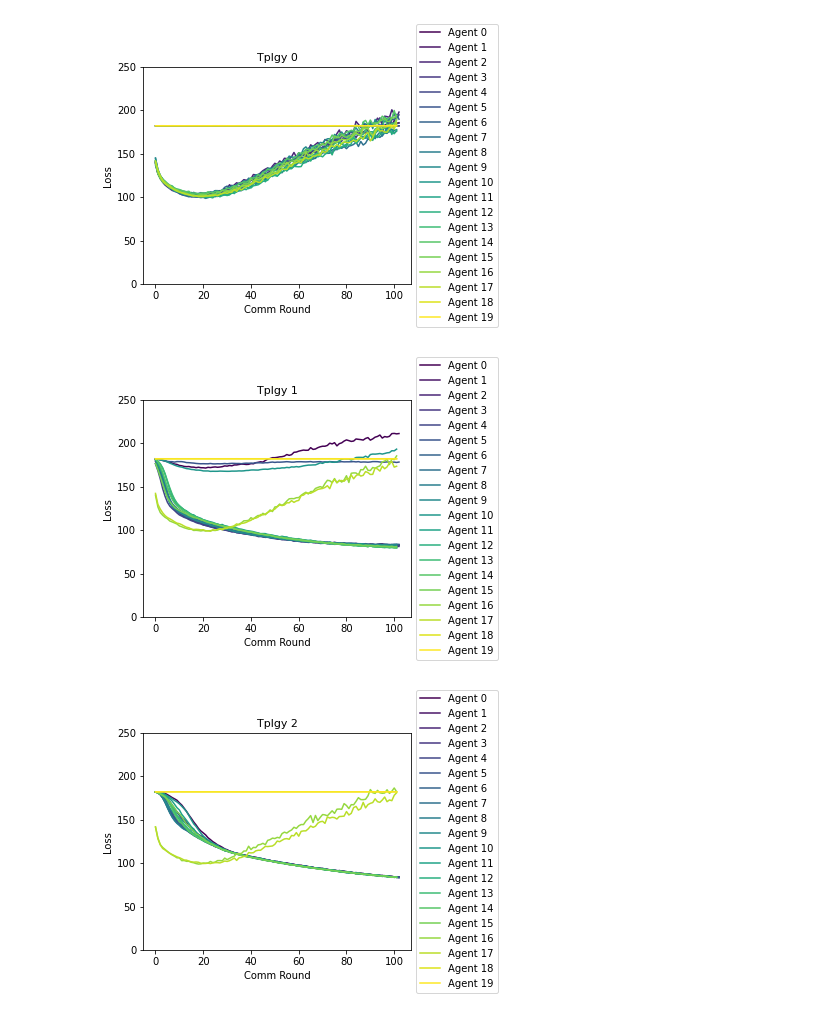
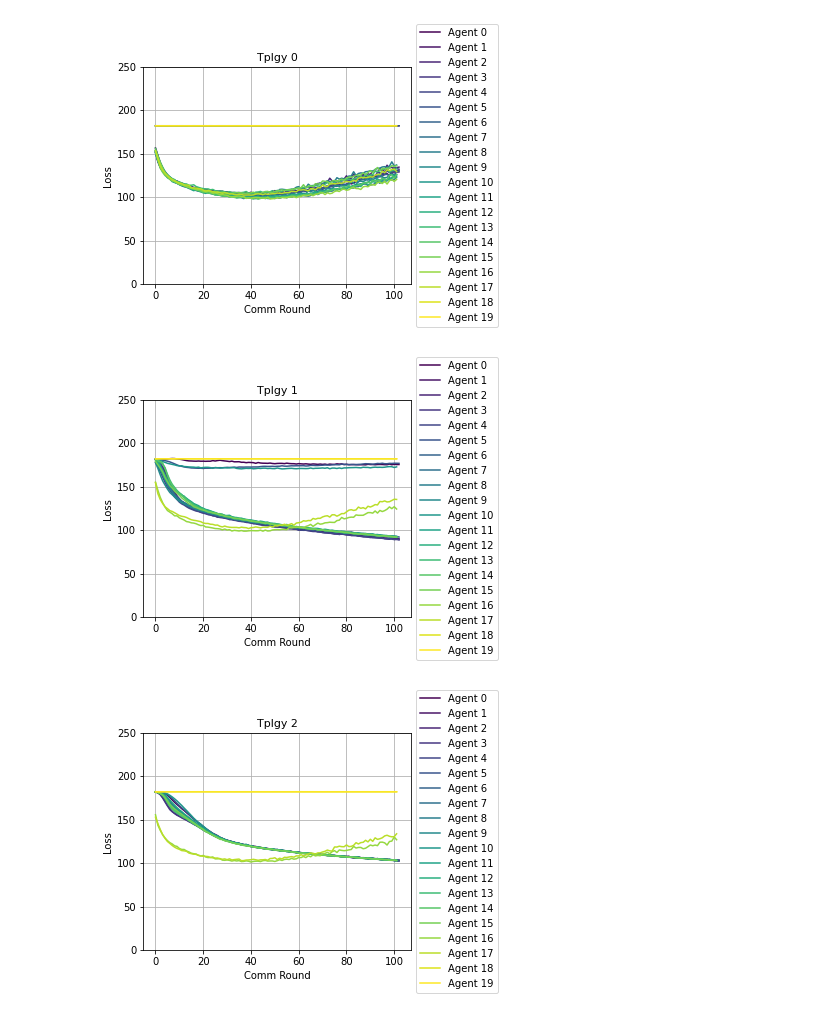
Before and after one commit to AitorB16/GLow, a Jupyter notebook: 16_visualize_results.ipynb, the cells around one changed output. Saved outputs shown, nothing was run; the diff lists cells and outputs as text; code cells hidden in the pictures.

Commit message:
Added grid

```diff
--- a/16_visualize_results.ipynb
+++ b/16_visualize_results.ipynb
@@ -6,7 +6,7 @@ from pathlib import Path
 import matplotlib.pyplot as plt
 from matplotlib import cm
 # %%
-run_name = 'graph_16_16'
+run_name = 'graph_16_8'
 seed = '1999'
 save_path = 'plots/'
 #file_path = 'outputs/no_pretrain/' + 'seed_' + seed + '/' + run_name #NEED TO READ ALL FILES
@@ -239,33 +239,34 @@ for i in range(9):
     plt.plot(loss_per_tplgy_by_agent[i][4], color=viridis(0.2))
     plt.plot(loss_per_tplgy_by_agent[i][5], color=viridis(0.25))
     plt.plot(loss_per_tplgy_by_agent[i][6], color=viridis(0.3))
     plt.plot(loss_per_tplgy_by_agent[i][7], color=viridis(0.35))
     plt.plot(loss_per_tplgy_by_agent[i][8], color=viridis(0.4))
     plt.plot(loss_per_tplgy_by_agent[i][9], color=viridis(0.45))
     plt.plot(loss_per_tplgy_by_agent[i][10],color=viridis(0.5))
     plt.plot(loss_per_tplgy_by_agent[i][11],color=viridis(0.55))
     plt.plot(loss_per_tplgy_by_agent[i][12],color=viridis(0.6))
     plt.plot(loss_per_tplgy_by_agent[i][13],color=viridis(0.65))
     plt.plot(loss_per_tplgy_by_agent[i][14],color=viridis(0.7))
     plt.plot(loss_per_tplgy_by_agent[i][15],color=viridis(0.75))
     plt.plot(loss_per_tplgy_by_agent[i][16],color=viridis(0.8))
     plt.plot(loss_per_tplgy_by_agent[i][17],color=viridis(0.85))
     plt.plot(loss_per_tplgy_by_agent[i][18],color=viridis(0.9))
     plt.plot(loss_per_tplgy_by_agent[i][19],color=viridis(0.95))
     plt.ylim(0, 250)
     plt.xlabel('Comm Round')
     plt.ylabel('Loss')
     plt.title("Tplgy "+str(i), fontsize=11)
+    plt.grid()
 
     ax = plt.gca()
     box = ax.get_position()
     ax.set_position([box.x0, box.y0, box.width * 0.8, box.height])
 
     ax.legend(['Agent 0', 'Agent 1', 'Agent 2', 'Agent 3', 'Agent 4', 'Agent 5', 'Agent 6', 'Agent 7', 'Agent 8', 'Agent 9', 'Agent 10', 'Agent 11', 'Agent 12', 'Agent 13', 'Agent 14', 'Agent 15', 'Agent 16', 'Agent 17', 'Agent 18', 'Agent 19'], loc='center left', bbox_to_anchor=(1, 0.5))
 
     plt.savefig(save_path+str(i)+'_'+run_name+'_raw_summarized_loss.pdf')
     plt.show()
 # %% [output]
-[figure, old version]
+[figure, new version]
-[figure, old version]
+[figure, new version]
-[figure, old version]
+[figure, new version]
```
Also changed, not shown: parts of 7 cells of this notebook.
